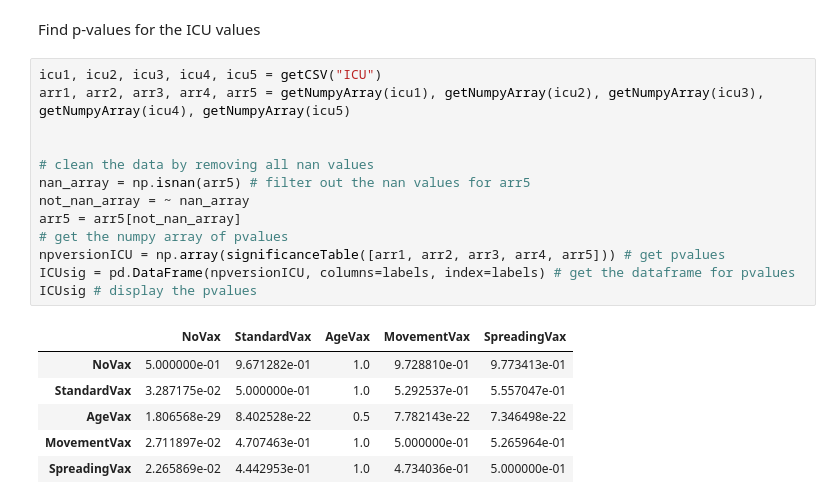
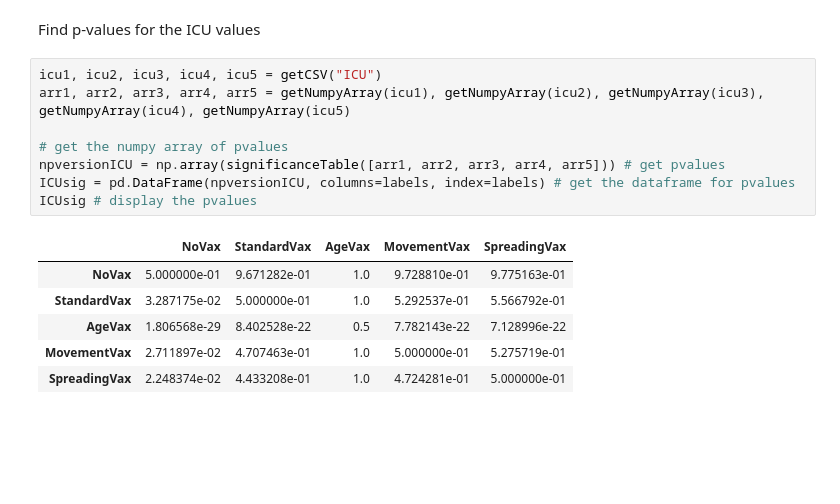
Before and after one commit to mjacob1002/COVID-19_Simulation, a Jupyter notebook: data/Analysis/Conduct one-sided t-test.ipynb, the cells around one changed output. Drawn from its saved outputs; the diff is of its cells as text; blank space fills up the shorter version.

```diff
--- a/data/Analysis/Conduct one-sided t-test.ipynb
+++ b/data/Analysis/Conduct one-sided t-test.ipynb
@@ -103,23 +94,18 @@ Find p-values for the ICU values
 # %%
 icu1, icu2, icu3, icu4, icu5 = getCSV("ICU")
 arr1, arr2, arr3, arr4, arr5 = getNumpyArray(icu1), getNumpyArray(icu2), getNumpyArray(icu3), getNumpyArray(icu4), getNumpyArray(icu5)
 
-
-# clean the data by removing all nan values
-nan_array = np.isnan(arr5) # filter out the nan values for arr5
-not_nan_array = ~ nan_array
-arr5 = arr5[not_nan_array]
 # get the numpy array of pvalues
 npversionICU = np.array(significanceTable([arr1, arr2, arr3, arr4, arr5])) # get pvalues
 ICUsig = pd.DataFrame(npversionICU, columns=labels, index=labels) # get the dataframe for pvalues
 ICUsig # display the pvalues
 # %% [output]
 |  | NoVax | StandardVax | AgeVax | MovementVax | SpreadingVax |
-| NoVax | 5.000000e-01 | 9.671282e-01 | 1.0 | 9.728810e-01 | 9.773413e-01 |
-| StandardVax | 3.287175e-02 | 5.000000e-01 | 1.0 | 5.292537e-01 | 5.557047e-01 |
-| AgeVax | 1.806568e-29 | 8.402528e-22 | 0.5 | 7.782143e-22 | 7.346498e-22 |
-| MovementVax | 2.711897e-02 | 4.707463e-01 | 1.0 | 5.000000e-01 | 5.265964e-01 |
-| SpreadingVax | 2.265869e-02 | 4.442953e-01 | 1.0 | 4.734036e-01 | 5.000000e-01 |
+| NoVax | 5.000000e-01 | 9.671282e-01 | 1.0 | 9.728810e-01 | 9.775163e-01 |
+| StandardVax | 3.287175e-02 | 5.000000e-01 | 1.0 | 5.292537e-01 | 5.566792e-01 |
+| AgeVax | 1.806568e-29 | 8.402528e-22 | 0.5 | 7.782143e-22 | 7.128996e-22 |
+| MovementVax | 2.711897e-02 | 4.707463e-01 | 1.0 | 5.000000e-01 | 5.275719e-01 |
+| SpreadingVax | 2.248374e-02 | 4.433208e-01 | 1.0 | 4.724281e-01 | 5.000000e-01 |
 # %%
 print(ICUsig.to_latex(index=True)) # get the latex code for the table
 # %% [output]
```
Also changed, not shown: parts of 7 cells of this notebook, 4 other files.
